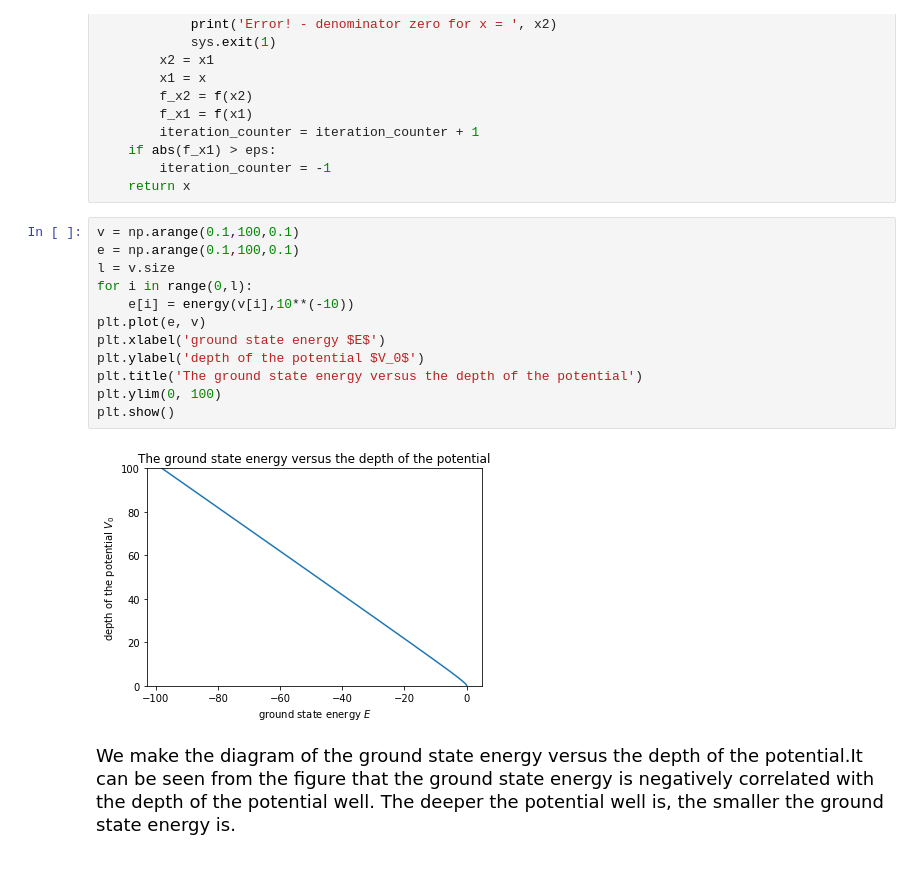
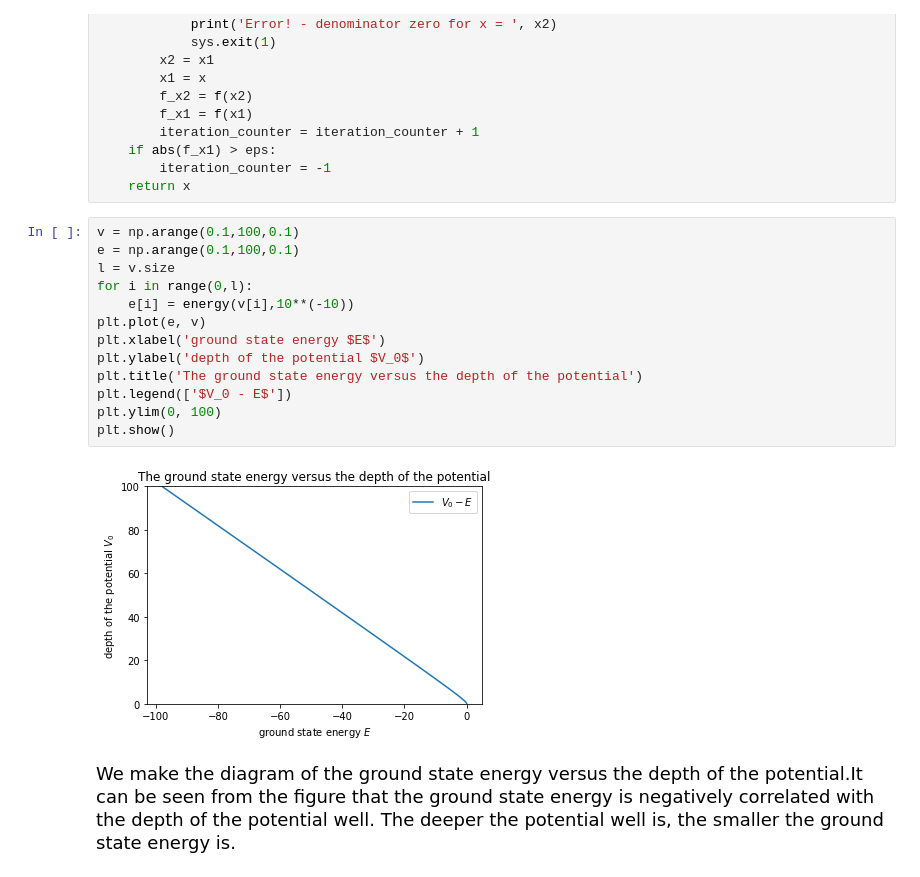
Before and after one commit to VIoletYisi/CaiJiBaoTuan, a Jupyter notebook: Group_Homework/Fourth/Problem 2.ipynb, the cells around one changed output. Cells and saved outputs as stored; diff of their text form.

```diff
--- a/Group_Homework/Fourth/Problem 2.ipynb
+++ b/Group_Homework/Fourth/Problem 2.ipynb
@@ -153,16 +153,17 @@ def energy(v,eps):
 # %%
 v = np.arange(0.1,100,0.1)
 e = np.arange(0.1,100,0.1)
 l = v.size
 for i in range(0,l):
     e[i] = energy(v[i],10**(-10))
 plt.plot(e, v)
 plt.xlabel('ground state energy $E$')
 plt.ylabel('depth of the potential $V_0$')
 plt.title('The ground state energy versus the depth of the potential')
+plt.legend(['$V_0 - E$'])
 plt.ylim(0, 100)
 plt.show()
 # %% [output]
-[figure, old version]
+[figure, new version]
 # %% [markdown]
 <font size = 4 color = black face = "Times New Roman">We make the diagram of the ground state energy versus the depth of the potential.It can be seen from the figure that the ground state energy is negatively correlated with the depth of the potential well. The deeper the potential well is, the smaller the ground state energy is.
```
Also changed, not shown: 1 other file.
